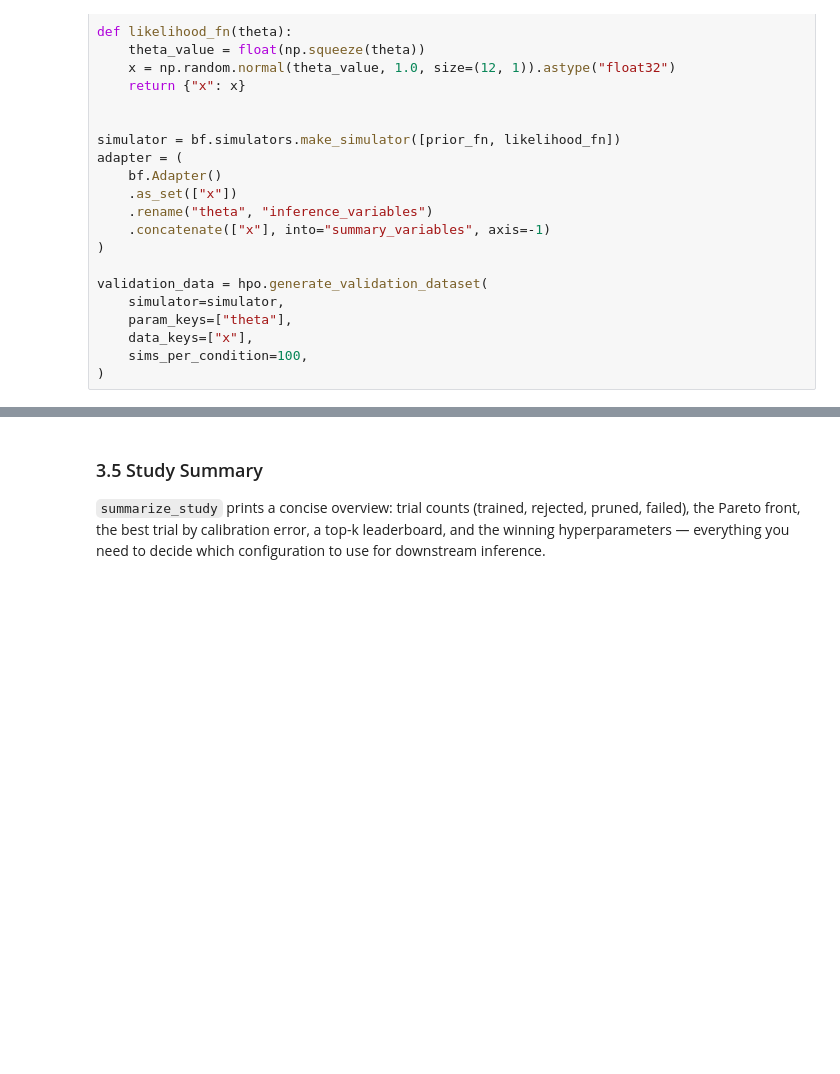
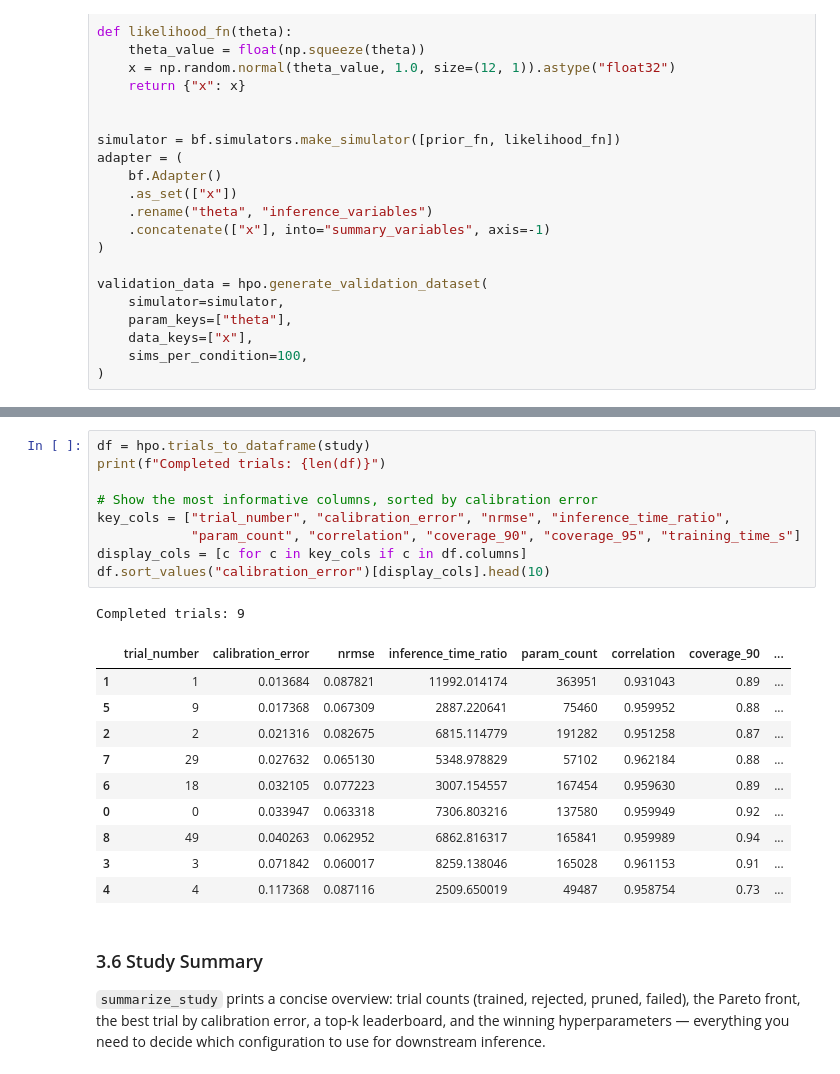
Before and after one commit to matthiaskloft/bayesflow-hpo, a Jupyter notebook: examples/quickstart.ipynb, the cells around one changed output, grey strips where cells are left out. Saved outputs shown, nothing was run; the diff lists cells and outputs as text; blank space fills up the shorter version.

```diff
--- a/examples/quickstart.ipynb
+++ b/examples/quickstart.ipynb
@@ -375,5 +193,26 @@ Completed trials: 10
+# %%
+df = hpo.trials_to_dataframe(study)
+print(f"Completed trials: {len(df)}")
+
+# Show the most informative columns, sorted by calibration error
+key_cols = ["trial_number", "calibration_error", "nrmse", "inference_time_ratio",
+            "param_count", "correlation", "coverage_90", "coverage_95", "training_time_s"]
+display_cols = [c for c in key_cols if c in df.columns]
+df.sort_values("calibration_error")[display_cols].head(10)
+# %% [output]
+Completed trials: 9
+|  | trial_number | calibration_error | nrmse | inference_time_ratio | param_count | correlation | coverage_90 | ... |
+| 1 | 1 | 0.013684 | 0.087821 | 11992.014174 | 363951 | 0.931043 | 0.89 | ... |
+| 5 | 9 | 0.017368 | 0.067309 | 2887.220641 | 75460 | 0.959952 | 0.88 | ... |
+| 2 | 2 | 0.021316 | 0.082675 | 6815.114779 | 191282 | 0.951258 | 0.87 | ... |
+| 7 | 29 | 0.027632 | 0.065130 | 5348.978829 | 57102 | 0.962184 | 0.88 | ... |
+| 6 | 18 | 0.032105 | 0.077223 | 3007.154557 | 167454 | 0.959630 | 0.89 | ... |
+| 0 | 0 | 0.033947 | 0.063318 | 7306.803216 | 137580 | 0.959949 | 0.92 | ... |
+| 8 | 49 | 0.040263 | 0.062952 | 6862.816317 | 165841 | 0.959989 | 0.94 | ... |
+| 3 | 3 | 0.071842 | 0.060017 | 8259.138046 | 165028 | 0.961153 | 0.91 | ... |
+| 4 | 4 | 0.117368 | 0.087116 | 2509.650019 | 49487 | 0.958754 | 0.73 | ... |
 # %% [markdown]
-### 3.5 Study Summary
+### 3.6 Study Summary
 
 `summarize_study` prints a concise overview: trial counts (trained, rejected, pruned, failed), the Pareto front, the best trial by calibration error, a top-k leaderboard, and the winning hyperparameters — everything you need to decide which configuration to use for downstream inference.
 # %%
```
Also changed, not shown: parts of 9 cells of this notebook.
